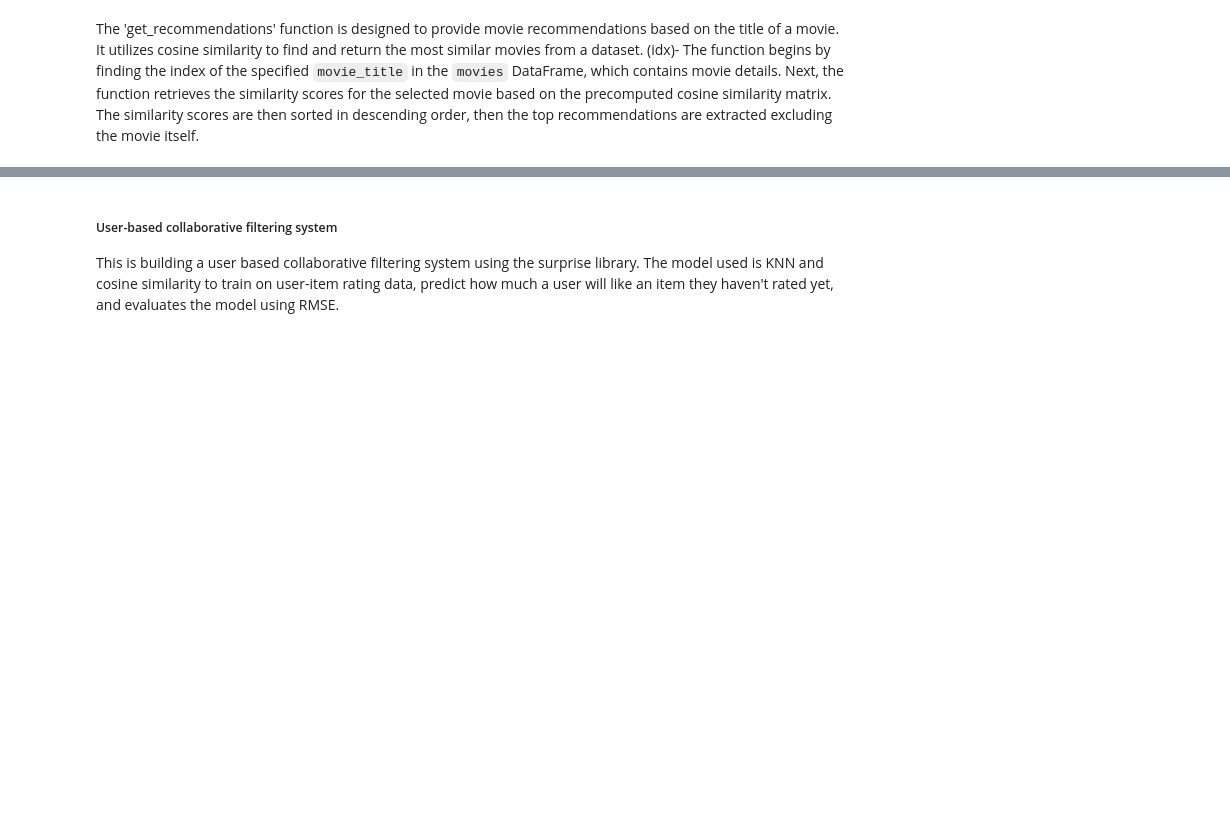
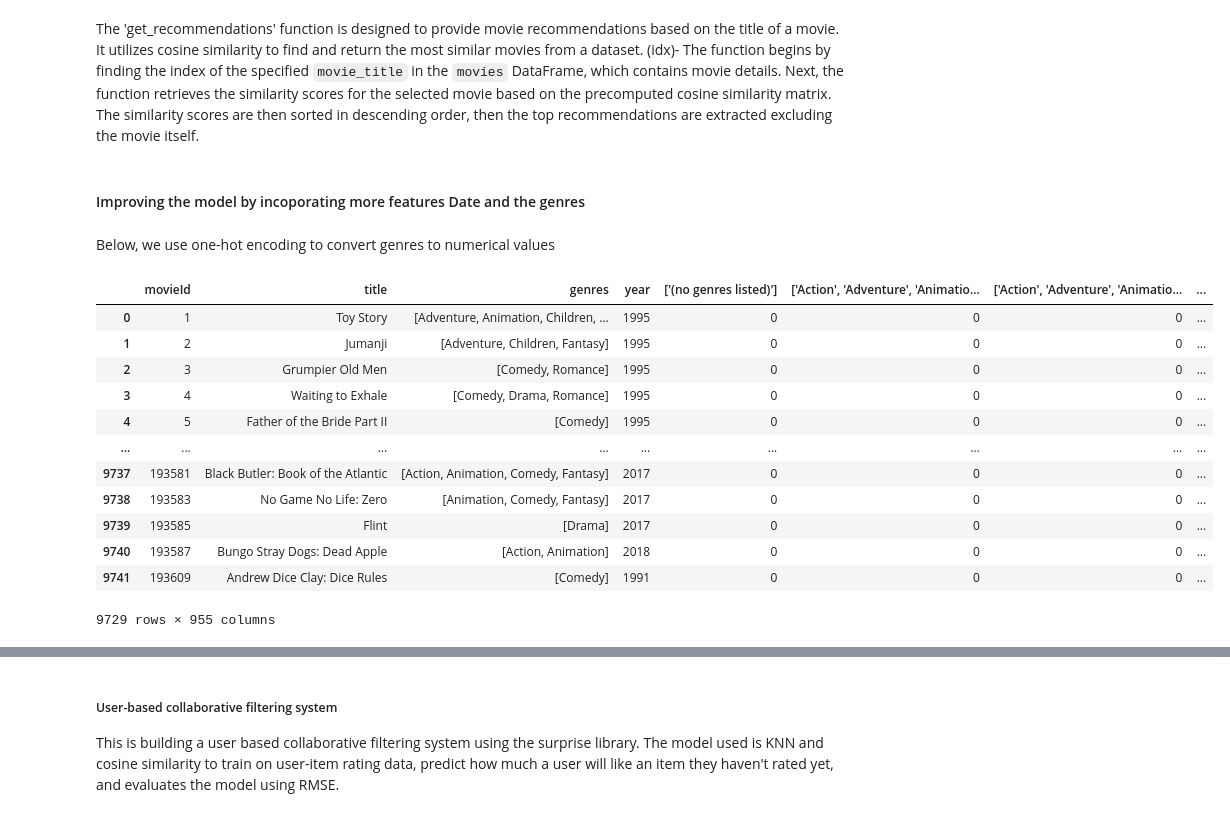
Before and after one commit to geomwangi007/Movie-Recommendation-System-Group_12-Project, a Jupyter notebook: Ipynbs/Mercy.ipynb, the cells around one changed output, grey strips where cells are left out. Cells and saved outputs as stored; diff of their text form; code cells hidden in the pictures; blank space fills up the shorter version.

```diff
--- a/Ipynbs/Mercy.ipynb
+++ b/Ipynbs/Mercy.ipynb
@@ -313,3 +297,29 @@ print(recommended_movies)
 The 'get_recommendations' function is designed to provide movie recommendations based on the title of a movie. It utilizes cosine similarity to find and return the most similar movies from a dataset.
 (idx)- The function begins by finding the index of the specified `movie_title` in the `movies` DataFrame, which contains movie details.
 Next, the function retrieves the similarity scores for the selected movie based on the precomputed cosine similarity matrix. The similarity scores are then sorted in descending order, then the top recommendations are extracted excluding the movie itself.
+# %% [markdown]
+#### Improving the model by incoporating more features Date and the genres
+# %% [markdown]
+Below, we use one-hot encoding to convert genres to numerical values
+# %%
+#one hot encoding genres
+genres_dummies = pd.get_dummies(movies['genres'].str.get_dummies(sep='|'), prefix='', prefix_sep='')
+
+# Concatenate the one-hot encoded genres back to the original DataFrame
+tags_with_genres = pd.concat([movies, genres_dummies], axis=1)
+# %%
+tags_with_genres.dropna()
+# %% [output]
+|  | movieId | title | genres | year | ['(no genres listed)'] | ['Action', 'Adventure', 'Animatio... | ['Action', 'Adventure', 'Animatio... | ... |
+| 0 | 1 | Toy Story | [Adventure, Animation, Children, ... | 1995 | 0 | 0 | 0 | ... |
+| 1 | 2 | Jumanji | [Adventure, Children, Fantasy] | 1995 | 0 | 0 | 0 | ... |
+| 2 | 3 | Grumpier Old Men | [Comedy, Romance] | 1995 | 0 | 0 | 0 | ... |
+| 3 | 4 | Waiting to Exhale | [Comedy, Drama, Romance] | 1995 | 0 | 0 | 0 | ... |
+| 4 | 5 | Father of the Bride Part II | [Comedy] | 1995 | 0 | 0 | 0 | ... |
+| ... | ... | ... | ... | ... | ... | ... | ... | ... |
+| 9737 | 193581 | Black Butler: Book of the Atlantic | [Action, Animation, Comedy, Fantasy] | 2017 | 0 | 0 | 0 | ... |
+| 9738 | 193583 | No Game No Life: Zero | [Animation, Comedy, Fantasy] | 2017 | 0 | 0 | 0 | ... |
+| 9739 | 193585 | Flint | [Drama] | 2017 | 0 | 0 | 0 | ... |
+| 9740 | 193587 | Bungo Stray Dogs: Dead Apple | [Action, Animation] | 2018 | 0 | 0 | 0 | ... |
+| 9741 | 193609 | Andrew Dice Clay: Dice Rules | [Comedy] | 1991 | 0 | 0 | 0 | ... |
+9729 rows × 955 columns
```
Also changed, not shown: parts of 15 cells of this notebook.
